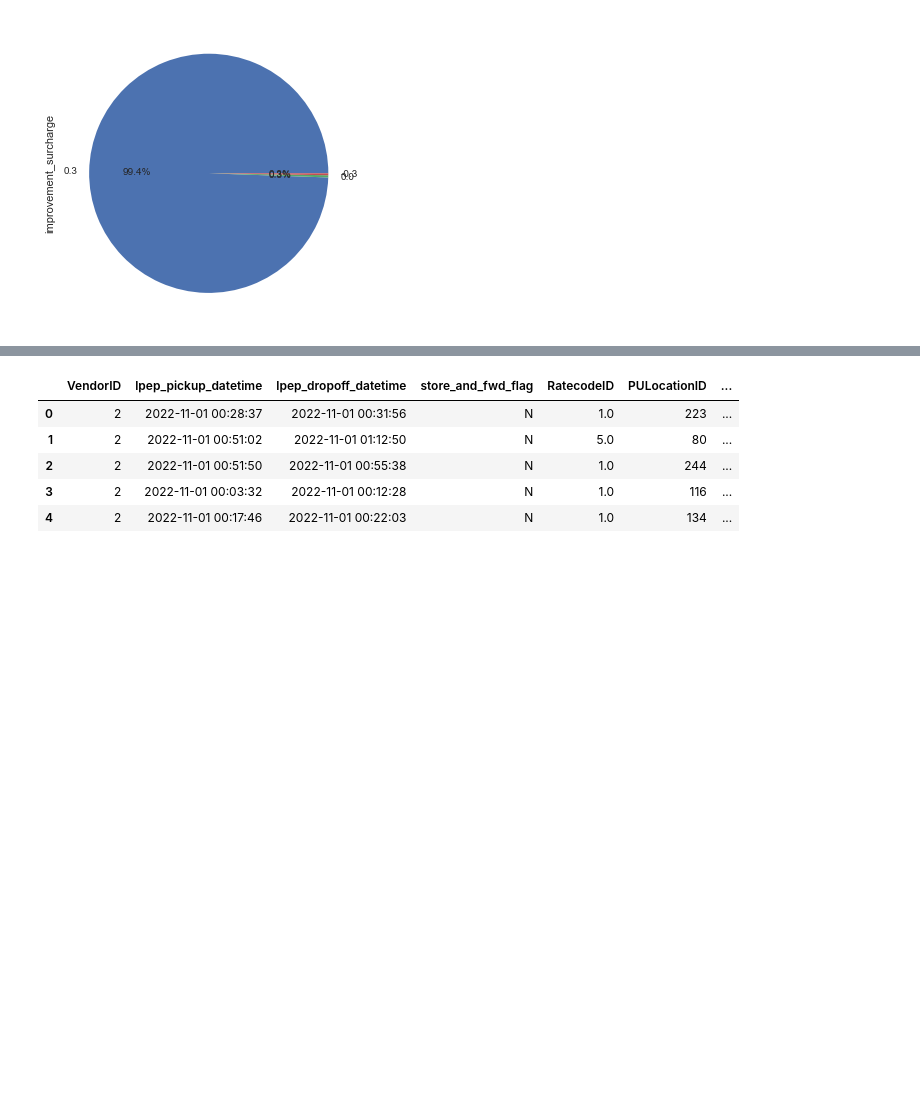
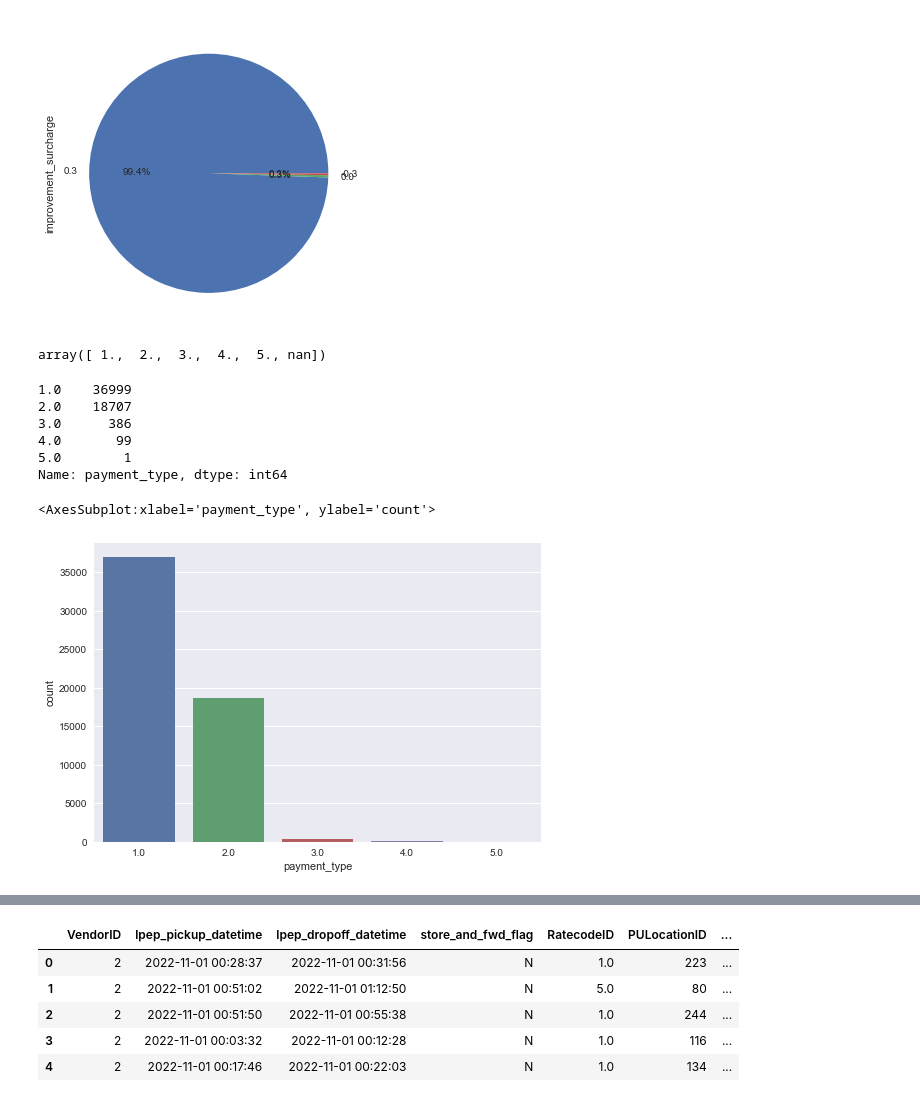
Before and after one commit to abideen-olawuwo/nyc-taxi, a Jupyter notebook: nyc_taxi.ipynb, the cells around one changed output, grey strips where cells are left out. Drawn from its saved outputs; the diff is of its cells as text; code cells hidden in the pictures; blank space fills up the shorter version.

```diff
--- a/nyc_taxi.ipynb
+++ b/nyc_taxi.ipynb
@@ -151,3 +158,21 @@ df['improvement_surcharge'].value_counts().plot(kind='pie',autopct='%1.1f%%')
 # %% [output]
 <AxesSubplot:ylabel='improvement_surcharge'>
 [figure]
+# %%
+df['payment_type'].unique()
+# %% [output]
+array([ 1.,  2.,  3.,  4.,  5., nan])
+# %%
+df['payment_type'].value_counts()
+# %% [output]
+1.0    36999
+2.0    18707
+3.0      386
+4.0       99
+5.0        1
+Name: payment_type, dtype: int64
+# %%
+sns.countplot(x='payment_type', data=df)
+# %% [output]
+<AxesSubplot:xlabel='payment_type', ylabel='count'>
+[figure, added]
```
Also changed, not shown: parts of 2 cells of this notebook.
